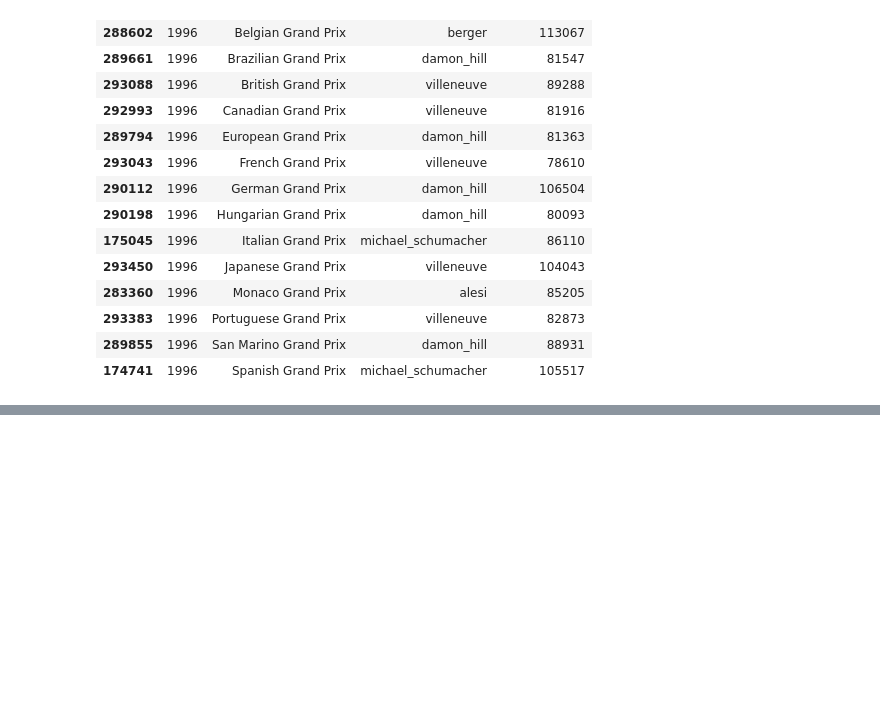
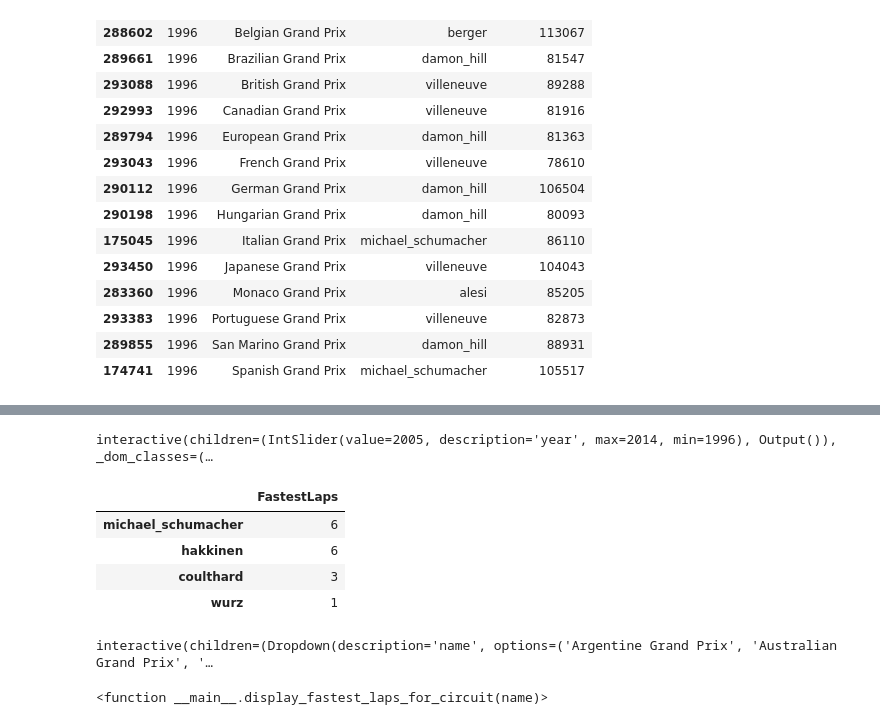
Before and after one commit to FinancialRADDeveloper/F1DataScience, a Jupyter notebook: F1FastestLaps.ipynb, the cells around one changed output, grey strips where cells are left out. Drawn from its saved outputs; the diff is of its cells as text; code cells hidden in the pictures; blank space fills up the shorter version.

```diff
--- a/F1FastestLaps.ipynb
+++ b/F1FastestLaps.ipynb
@@ -84,0 +110,22 @@ display(fastest_laps_minimal.loc[fastest_laps_minimal['year'] == 1996])
+# %%
+from ipywidgets import interact, interact_manual
+
+@interact
+def display_fastest_laps_for_year(year=(1996, 2014, 1)):
+
+    if year not in multi_index_fast_laps.index:
+        return 'No fastest laps data available for: {}'.format(year)
+    else:
+        fastest_laps_for_year = multi_index_fast_laps.loc[year]['driverRef'].value_counts().to_frame()
+        fastest_laps_for_year.rename(columns = {'driverRef':'FastestLaps'}, inplace = True)
+        return fastest_laps_for_year
+# %% [output]
+interactive(children=(IntSlider(value=2005, description='year', max=2014, min=1996), Output()), _dom_classes=(…
+# %%
+display(display_fastest_laps_for_year(1998))
+# %% [output]
+|  | FastestLaps |
+| michael_schumacher | 6 |
+| hakkinen | 6 |
+| coulthard | 3 |
+| wurz | 1 |
@@ -84,0 +136,12 @@ display(fastest_laps_minimal.loc[fastest_laps_minimal['year'] == 1996])
+# %%
+# display(multi_index_fast_laps.sample(20))
+def display_fastest_laps_for_circuit(name):
+
+    return multi_index_fast_laps.loc[pd.IndexSlice[:, name], :]
+
+circuits = multi_index_fast_laps.index.get_level_values('name').unique().to_list()
+
+interact(display_fastest_laps_for_circuit, name=circuits)
+# %% [output]
+interactive(children=(Dropdown(description='name', options=('Argentine Grand Prix', 'Australian Grand Prix', '…
+<function __main__.display_fastest_laps_for_circuit(name)>
```
Also changed, not shown: parts of 6 cells of this notebook, 1 other file.
